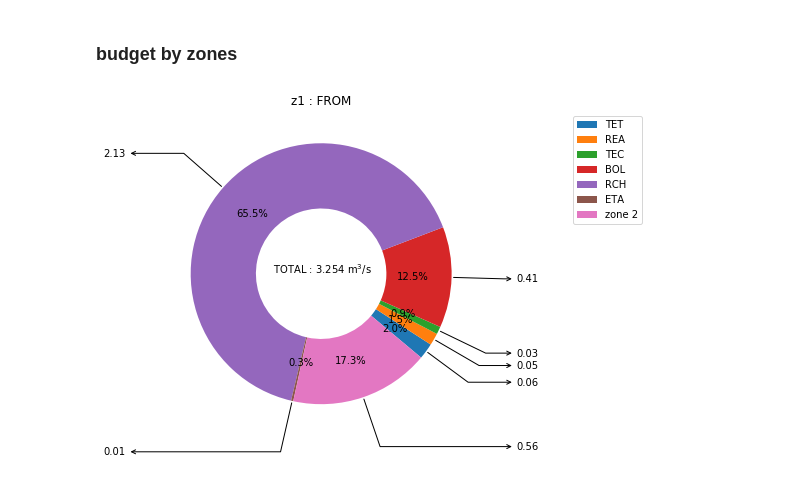
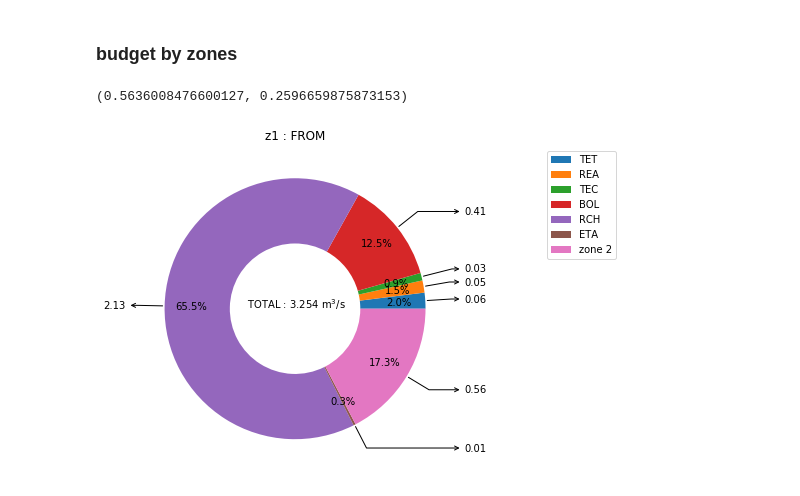
Before and after one commit to LudovicSchorpp/TM_Ludovic_Schorpp, a Jupyter notebook: codes_tests/Modeles3D/test_3D/test_3D.ipynb, the cells around one changed output. Drawn from its saved outputs; the diff is of its cells as text; code cells hidden in the pictures.

Commit message:
zone budget update

```diff
--- a/codes_tests/Modeles3D/test_3D/test_3D.ipynb
+++ b/codes_tests/Modeles3D/test_3D/test_3D.ipynb
@@ -439,11 +429,20 @@ zones = zones.reshape(nlay*nrow*ncol)
+# %%
+flows_Z2Z(1,2,zones,ia,ja,cbc)
+# %% [output]
+(0.5636008476600127, 0.2596659875873153)
 # %%
-def flows_Z2Z(z1,z2,zones=zones,ia=ia,ja=ja,flowja=flowja,return_map=False):
+def flows_Z2Z(z1,z2,zones,ia,ja,cbc,kstpkper=None,return_map=False):
 
     """
     Total flows from one zone to another
 
     """
+    nlay = zones.shape[0]
+    nrow = zones.shape[1]
+    ncol = zones.shape[2]
+    zones = zones.reshape(nlay*nrow*ncol)
     arr = np.zeros([nlay*nrow*ncol])
+    flowja = cbc.get_data(text='FLOW-JA-FACE',kstpkper=kstpkper)[0][0, 0, :]
     flow_pos=0
     flow_neg=0
 
@@ -456,7 +455,8 @@ def flows_Z2Z(z1,z2,zones=zones,ia=ia,ja=ja,flowja=flowja,return_map=False):
                         flow_pos += flowja[ipos]
                     else:
                         flow_neg -= flowja[ipos]
-                arr[celln] = flowja[ipos]
+                if return_map:
+                    arr[celln] = flowja[ipos]
 
     if return_map:
         return flow_pos,flow_neg,arr
@@ -464,6 +464,10 @@ def flows_Z2Z(z1,z2,zones=zones,ia=ia,ja=ja,flowja=flowja,return_map=False):
         return flow_pos,flow_neg
 # %%
 def flows_Pack2Z(pack,z1,zones=zones):
+    nlay = zones.shape[0]
+    nrow = zones.shape[1]
+    ncol = zones.shape[2]
+    zones = zones.reshape(nlay*nrow*ncol)
     flow_pos=0
     flow_neg=0
     for q1 in pack:
@@ -510,35 +516,45 @@ DF_Budg = pd.DataFrame(DF_Budg.values,index=index,columns=columns)
 mask = DF_Budg.loc["SEA"]!=0
 DF_Budg.loc["SEA"][mask] = DF_Budg.loc["SEA"][mask]-DF_Budg.loc["SEA"][mask].min()
 # %%
-fig, ax = plt.subplots(figsize=(9, 6), subplot_kw=dict(aspect="equal"))
+fig, ax = plt.subplots(figsize=(10, 6), subplot_kw=dict(aspect="equal"))
 
 z = "z1"
 IN_OUT = "FROM"
 
 labels = DF_Budg[DF_Budg[z][IN_OUT]!=0].index
 data = DF_Budg[z][IN_OUT][DF_Budg[z][IN_OUT]!=0].values
 
-wedges, texts,pct = ax.pie(data,pctdistance=0.7, wedgeprops=dict(width=0.5),autopct='%1.1f%%', startangle=-40)
+wedges, texts,pct = ax.pie(data,pctdistance=0.8, wedgeprops=dict(width=0.5),autopct='%1.1f%%', startangle=0)
 
 bbox_props = dict(boxstyle="square,pad=0.3", fc="w", ec="k", lw=0)
 kw = dict(arrowprops=dict(arrowstyle="<-"),
           bbox=bbox_props, zorder=0, va="center")
-
-### arrows to leg
+xt = -5
+yt = -5
+### arrows
 for i, p in enumerate(wedges):
+    xta = xt
+    yta = yt
     ang = (p.theta2 - p.theta1)/2. + p.theta1
     y = np.sin(np.deg2rad(ang))
     x = np.cos(np.deg2rad(ang))
+    xt = 1.3*np.sign(x)
+    yt = 1.2*y
+    while((yta-yt)**2)< 0.01:
+        if yt >= yta:
+            yt += 0.01
+        else:
+            yt -= 0.01
     horizontalalignment = {-1: "right", 1: "left"}[int(np.sign(x))]
     connectionstyle = "angle,angleA=0,angleB={}".format(ang)
     kw["arrowprops"].update({"connectionstyle": connectionstyle})
-    ax.annotate(np.round(data[i],2), xy=(x, y), xytext=(1.5*np.sign(x), 1.4*y),
+    ax.annotate(np.round(data[i],2), xy=(x, y), xytext=(xt,yt),
                 horizontalalignment=horizontalalignment, **kw)
 ###
 
 ax.set_title("{} : {}".format(z,IN_OUT))
 ax.legend(wedges,labels,bbox_to_anchor=(1.5, 1))
 ax.text(-0.37,0,"TOTAL : {} m$^3/$s".format(np.round(data.sum(),3)))
 plt.show()
 # %% [output]
-[figure, old version]
+[figure, new version]
```
Also changed, not shown: parts of 7 cells of this notebook, 2 other files.
